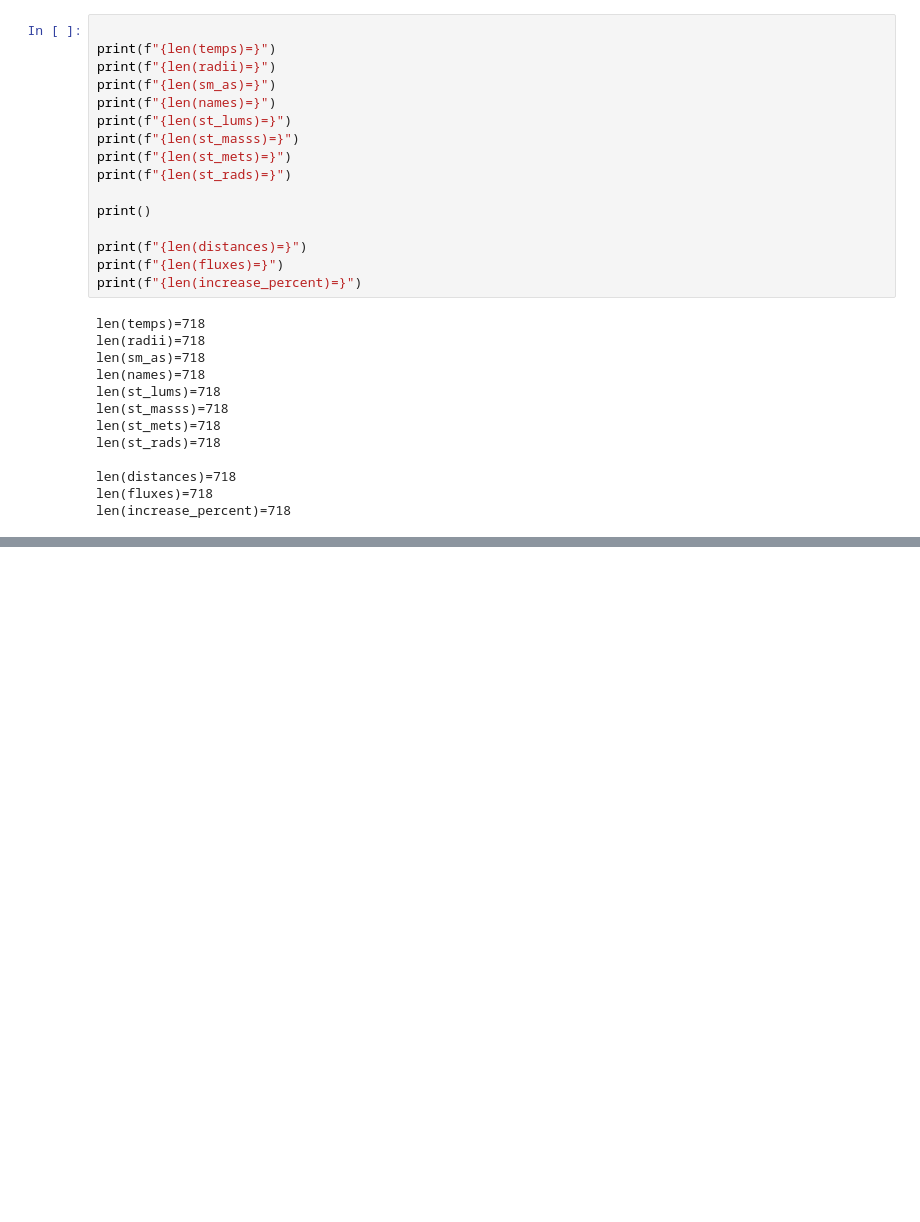
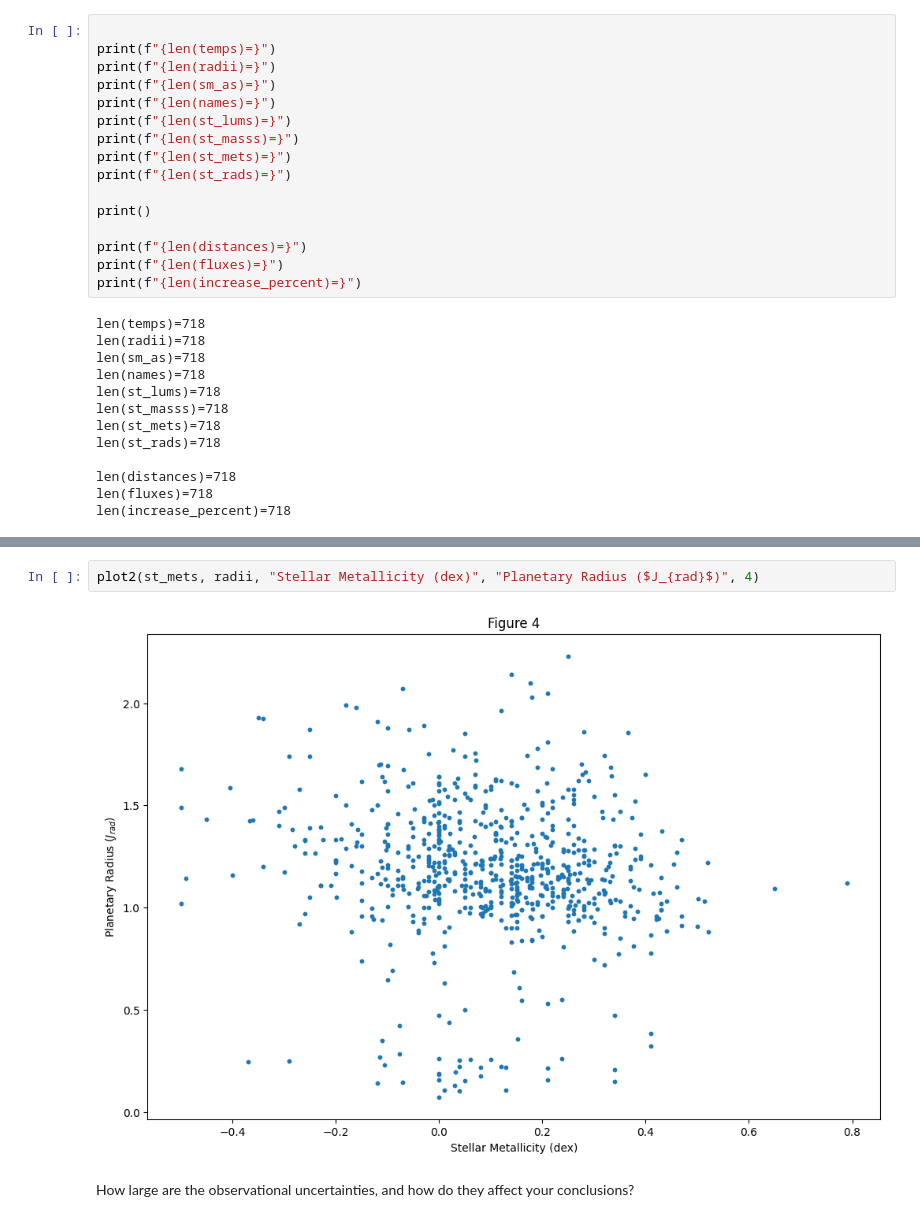
Before and after one commit to Macauley-Jones/PHYS2116_Comp_Assignment, a Jupyter notebook: Computational Assignment.ipynb, the cells around one changed output, grey strips where cells are left out. Drawn from its saved outputs; the diff is of its cells as text; blank space fills up the shorter version.

```diff
--- a/Computational Assignment.ipynb
+++ b/Computational Assignment.ipynb
@@ -152,0 +159,6 @@ plot2(fluxes, increase_percent, "Incidence Flux ($erg \cdot cm^{-2} \cdot s^{-1}
+# %%
+plot2(st_mets, radii, "Stellar Metallicity (dex)", "Planetary Radius ($J_{rad}$)", 4)
+# %% [output]
+[figure, added]
+# %% [markdown]
+How large are the observational uncertainties, and how do they affect your conclusions?
```
Also changed, not shown: parts of 4 cells of this notebook.
